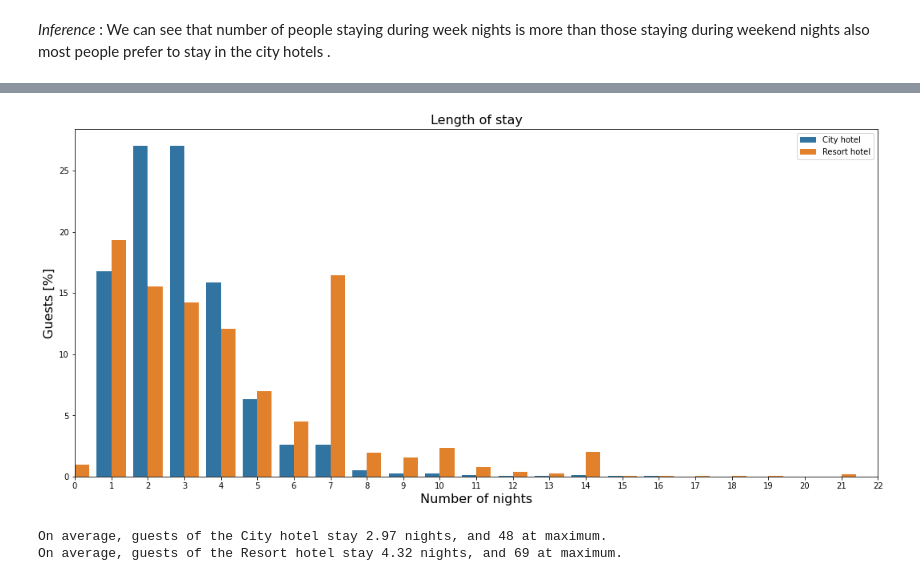
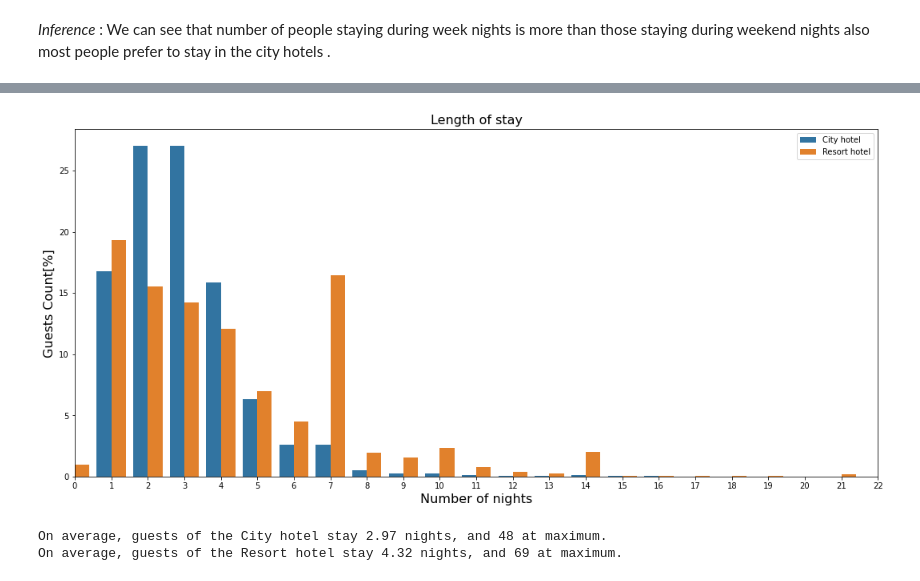
Before and after one commit to Sukruthr/Hotel-Booking-Data-EDA, a Jupyter notebook: EDA_HBD.ipynb, the cells around one changed output, grey strips where cells are left out. Drawn from its saved outputs; the diff is of its cells as text; code cells hidden in the pictures.

```diff
--- a/EDA_HBD.ipynb
+++ b/EDA_HBD.ipynb
@@ -393,16 +381,16 @@ See the caveats in the documentation: https://pandas.pydata.org/pandas-docs/stab
 # %%
 # plotting the above data
 plt.figure(figsize=(18, 8))
 sns.barplot(x = "num_nights", y = "rel_num_bookings", hue="hotel", data=nights_data,
             hue_order = ["City hotel", "Resort hotel"])
 plt.title("Length of stay", fontsize=16)
 plt.xlabel("Number of nights", fontsize=16)
-plt.ylabel("Guests [%]", fontsize=16)
+plt.ylabel("Guests Count[%]", fontsize=16)
 plt.legend(loc="upper right")
 plt.xlim(0,22)
 plt.show()
 # %% [output]
-[figure, old version]
+[figure, new version]
 # %%
 # calculating the average money for resort hotel and city hotel
 avg_nights_resort = sum(list((resort_nights["num_nights"] * (resort_nights["rel_num_bookings"]/100)).values))
```
Also changed, not shown: parts of 26 cells of this notebook.
